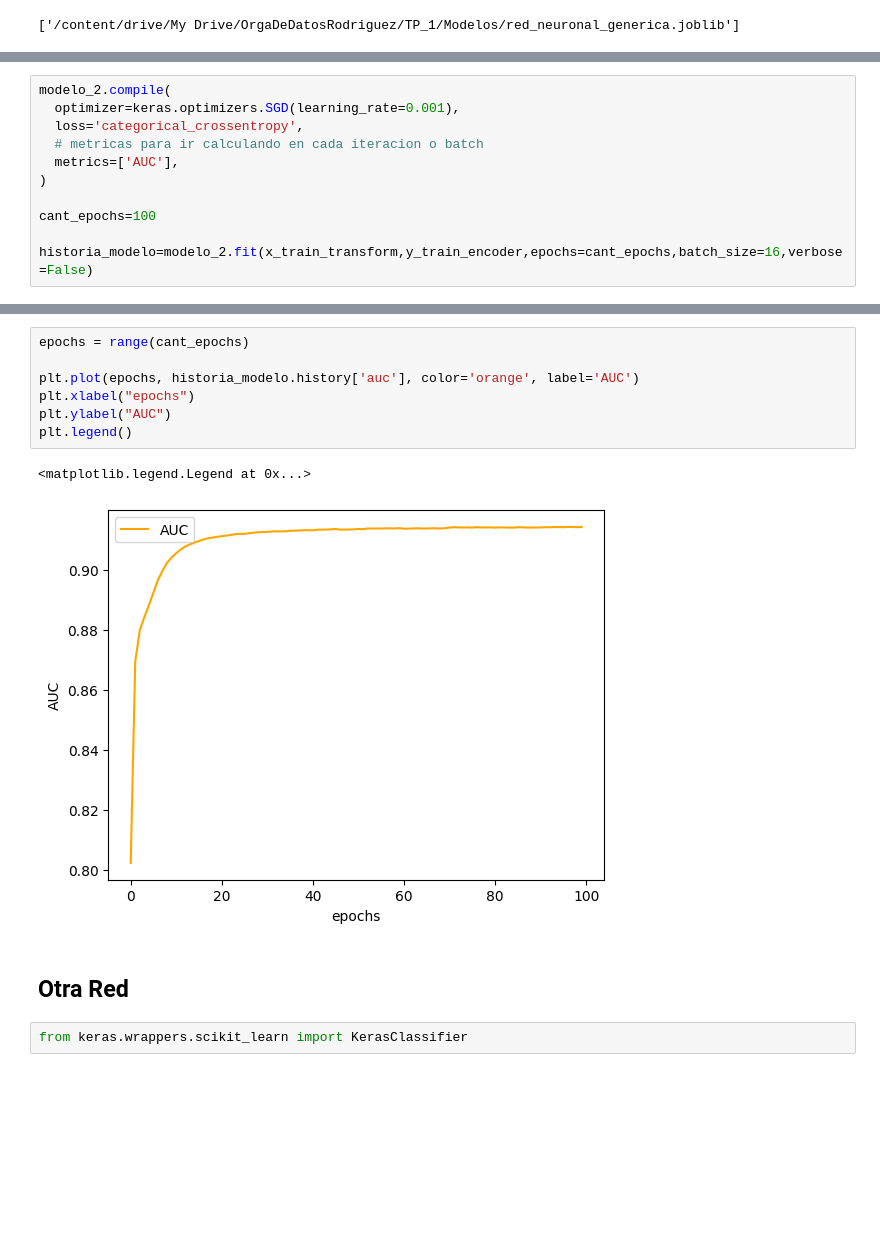
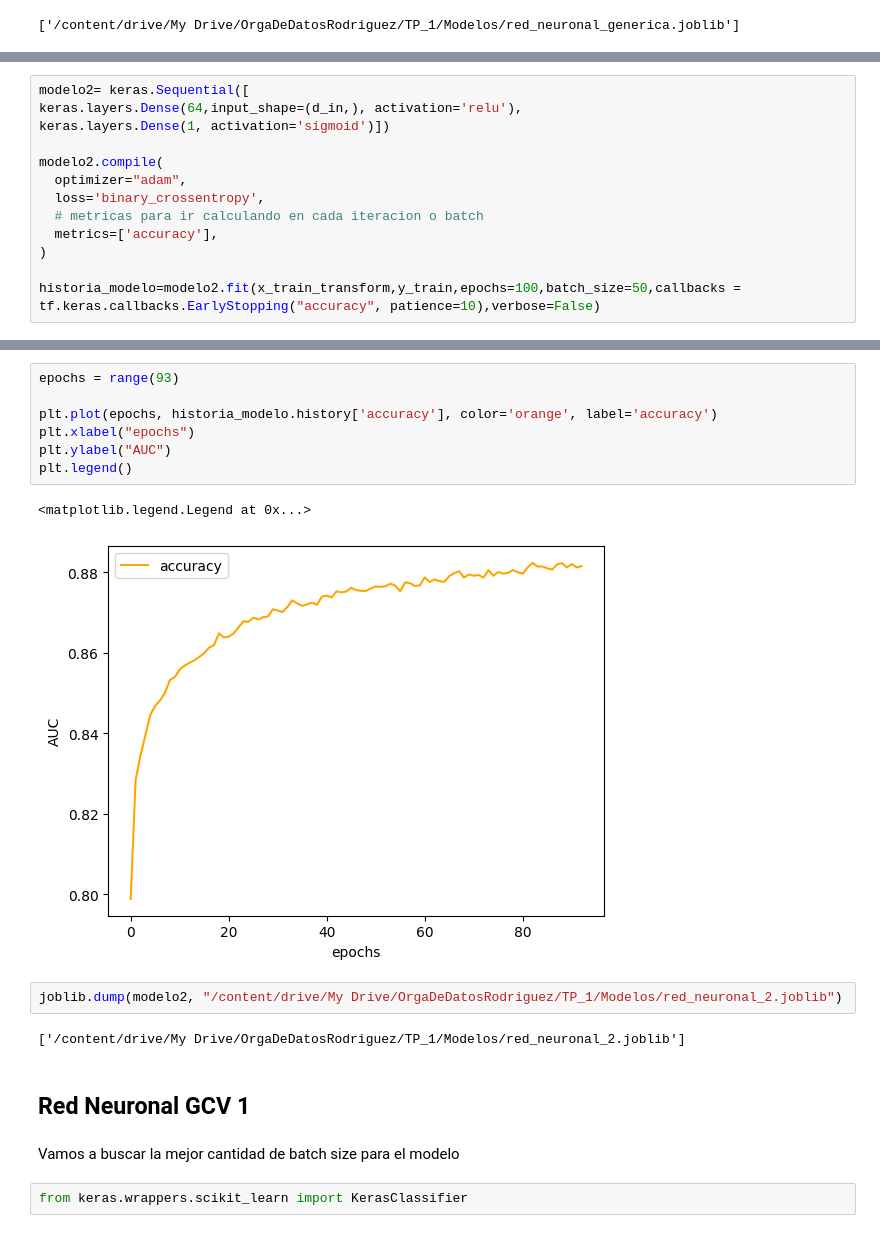
Before and after one commit to Saibot19/7506R-1C2023-GRUPO21, a Jupyter notebook: 7506R_TP1_GRUPO21_CHP4_ENTREGA.ipynb, the cells around one changed output, grey strips where cells are left out. Drawn from its saved outputs; the diff is of its cells as text; blank space fills up the shorter version.

```diff
--- a/7506R_TP1_GRUPO21_CHP4_ENTREGA.ipynb
+++ b/7506R_TP1_GRUPO21_CHP4_ENTREGA.ipynb
@@ -217,11 +197,13 @@ _________________________________________________________________
 # %%
-modelo_2.compile(
-  optimizer=keras.optimizers.SGD(learning_rate=0.001),
-  loss='categorical_crossentropy',
+modelo2= keras.Sequential([
+keras.layers.Dense(64,input_shape=(d_in,), activation='relu'),
+keras.layers.Dense(1, activation='sigmoid')])
+
+modelo2.compile(
+  optimizer="adam",
+  loss='binary_crossentropy',
   # metricas para ir calculando en cada iteracion o batch
-  metrics=['AUC'],
+  metrics=['accuracy'],
 )
 
-cant_epochs=100
-
-historia_modelo=modelo_2.fit(x_train_transform,y_train_encoder,epochs=cant_epochs,batch_size=16,verbose=False)
+historia_modelo=modelo2.fit(x_train_transform,y_train,epochs=100,batch_size=50,callbacks = tf.keras.callbacks.EarlyStopping("accuracy", patience=10),verbose=False)
@@ -256,15 +232,21 @@ weighted avg       0.77      0.89      0.83     12127
 # %%
-epochs = range(cant_epochs)
+epochs = range(93)
 
-plt.plot(epochs, historia_modelo.history['auc'], color='orange', label='AUC')
+plt.plot(epochs, historia_modelo.history['accuracy'], color='orange', label='accuracy')
 plt.xlabel("epochs")
 plt.ylabel("AUC")
 plt.legend()
 # %% [output]
 <matplotlib.legend.Legend at 0x...>
-[figure, old version]
+[figure, new version]
+# %%
+joblib.dump(modelo2, "/content/drive/My Drive/OrgaDeDatosRodriguez/TP_1/Modelos/red_neuronal_2.joblib")
+# %% [output]
+['/content/drive/My Drive/OrgaDeDatosRodriguez/TP_1/Modelos/red_neuronal_2.joblib']
 # %% [markdown]
-## Otra Red
+## Red Neuronal GCV 1
+# %% [markdown]
+Vamos a buscar la mejor cantidad de batch size para el modelo
 # %%
 from keras.wrappers.scikit_learn import KerasClassifier
 # %%
```
Also changed, not shown: parts of 42 cells of this notebook.
